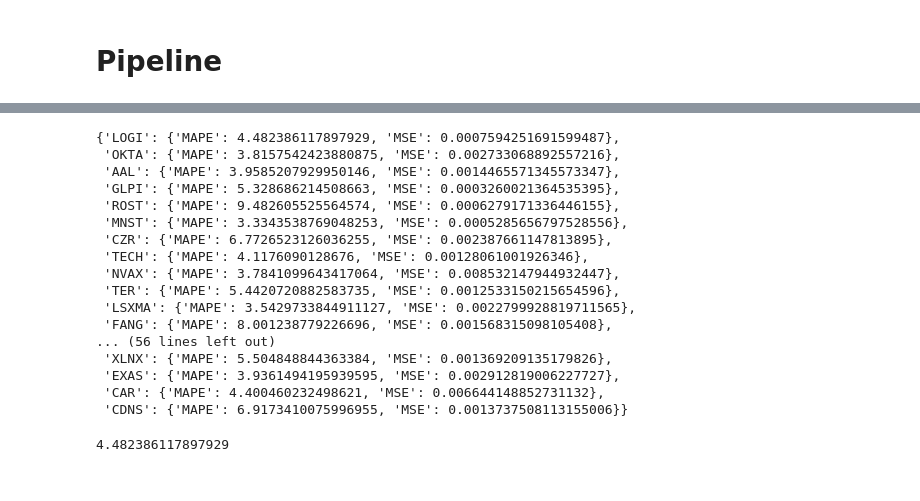
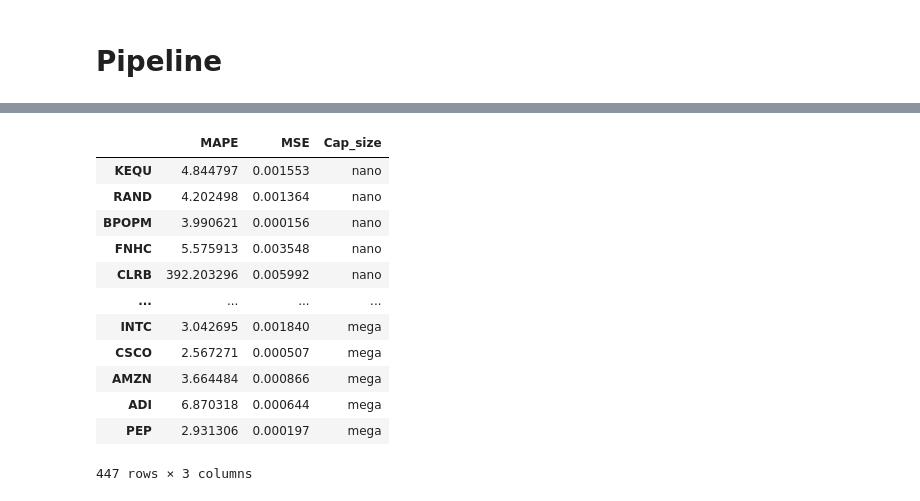
Before and after one commit to yiwen1996/DSGA1018TimeSeries, a Jupyter notebook: 3_models_with_evaluation.ipynb, the cells around one changed output, grey strips where cells are left out. Saved outputs shown, nothing was run; the diff lists cells and outputs as text; code cells hidden in the pictures.

```diff
--- a/3_models_with_evaluation.ipynb
+++ b/3_models_with_evaluation.ipynb
@@ -172,20 +192,16 @@ for stock_ticker in train_data.keys():
-# %%
-result_metric_dict
-# %% [output]
-{'LOGI': {'MAPE': 4.482386117897929, 'MSE': 0.0007594251691599487},
- 'OKTA': {'MAPE': 3.8157542423880875, 'MSE': 0.002733068892557216},
- 'AAL': {'MAPE': 3.9585207929950146, 'MSE': 0.0014465571345573347},
- 'GLPI': {'MAPE': 5.328686214508663, 'MSE': 0.0003260021364535395},
- 'ROST': {'MAPE': 9.482605525564574, 'MSE': 0.0006279171336446155},
- 'MNST': {'MAPE': 3.3343538769048253, 'MSE': 0.0005285656797528556},
- 'CZR': {'MAPE': 6.7726523126036255, 'MSE': 0.002387661147813895},
- 'TECH': {'MAPE': 4.1176090128676, 'MSE': 0.00128061001926346},
- 'NVAX': {'MAPE': 3.7841099643417064, 'MSE': 0.008532147944932447},
- 'TER': {'MAPE': 5.4420720882583735, 'MSE': 0.0012533150215654596},
- 'LSXMA': {'MAPE': 3.5429733844911127, 'MSE': 0.0022799928819711565},
- 'FANG': {'MAPE': 8.001238779226696, 'MSE': 0.001568315098105408},
-... (56 lines left out)
- 'XLNX': {'MAPE': 5.504848844363384, 'MSE': 0.001369209135179826},
- 'EXAS': {'MAPE': 3.9361494195939595, 'MSE': 0.002912819006227727},
- 'CAR': {'MAPE': 4.400460232498621, 'MSE': 0.006644148852731132},
- 'CDNS': {'MAPE': 6.9173410075996955, 'MSE': 0.0013737508113155006}}
+# %%
+metrics_df_concat
+# %% [output]
+|  | MAPE | MSE | Cap_size |
+| KEQU | 4.844797 | 0.001553 | nano |
+| RAND | 4.202498 | 0.001364 | nano |
+| BPOPM | 3.990621 | 0.000156 | nano |
+| FNHC | 5.575913 | 0.003548 | nano |
+| CLRB | 392.203296 | 0.005992 | nano |
+| ... | ... | ... | ... |
+| INTC | 3.042695 | 0.001840 | mega |
+| CSCO | 2.567271 | 0.000507 | mega |
+| AMZN | 3.664484 | 0.000866 | mega |
+| ADI | 6.870318 | 0.000644 | mega |
+| PEP | 2.931306 | 0.000197 | mega |
+447 rows × 3 columns
@@ -195,4 +213,2 @@ metrics_df = metrics_df[metrics_df['MAPE']<10]
 # %%
-metrics_df.iloc[0].max()
+# metrics_df.iloc[0].max()
-# %% [output]
-4.482386117897929
```
Also changed, not shown: parts of 9 cells of this notebook.
